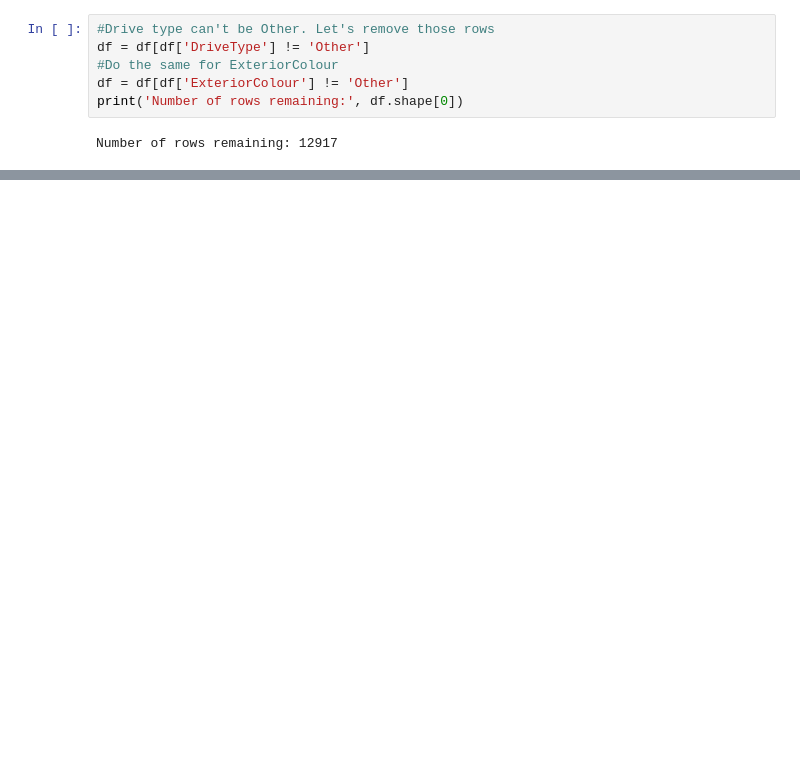
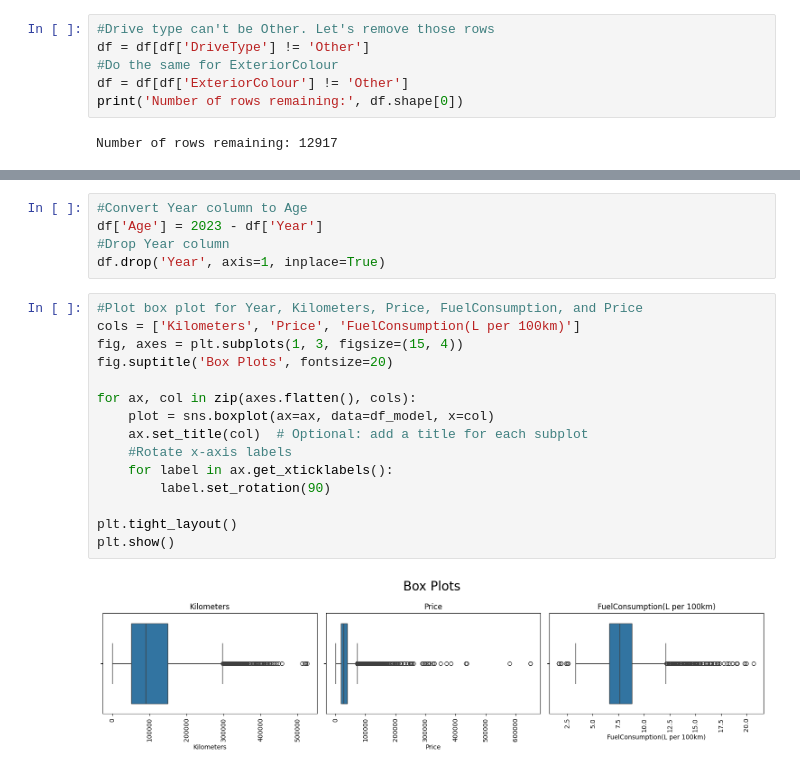
Before and after one commit to sbhurtya/Australia-Used-Vehicle-Prediction-Python-ML, a Jupyter notebook: avp.ipynb, the cells around one changed output, grey strips where cells are left out. Saved outputs shown, nothing was run; the diff lists cells and outputs as text; blank space fills up the shorter version.

```diff
--- a/avp.ipynb
+++ b/avp.ipynb
@@ -280,0 +315,22 @@ plt.show()
+# %%
+#Convert Year column to Age
+df['Age'] = 2023 - df['Year']
+#Drop Year column
+df.drop('Year', axis=1, inplace=True)
+# %%
+#Plot box plot for Year, Kilometers, Price, FuelConsumption, and Price
+cols = ['Kilometers', 'Price', 'FuelConsumption(L per 100km)']
+fig, axes = plt.subplots(1, 3, figsize=(15, 4))
+fig.suptitle('Box Plots', fontsize=20)
+
+for ax, col in zip(axes.flatten(), cols):
+    plot = sns.boxplot(ax=ax, data=df_model, x=col)
+    ax.set_title(col)  # Optional: add a title for each subplot
+    #Rotate x-axis labels
+    for label in ax.get_xticklabels():
+        label.set_rotation(90)
+
+plt.tight_layout()
+plt.show()
+# %% [output]
+[figure, added]
```
Also changed, not shown: parts of 14 cells of this notebook, 1 other file.
